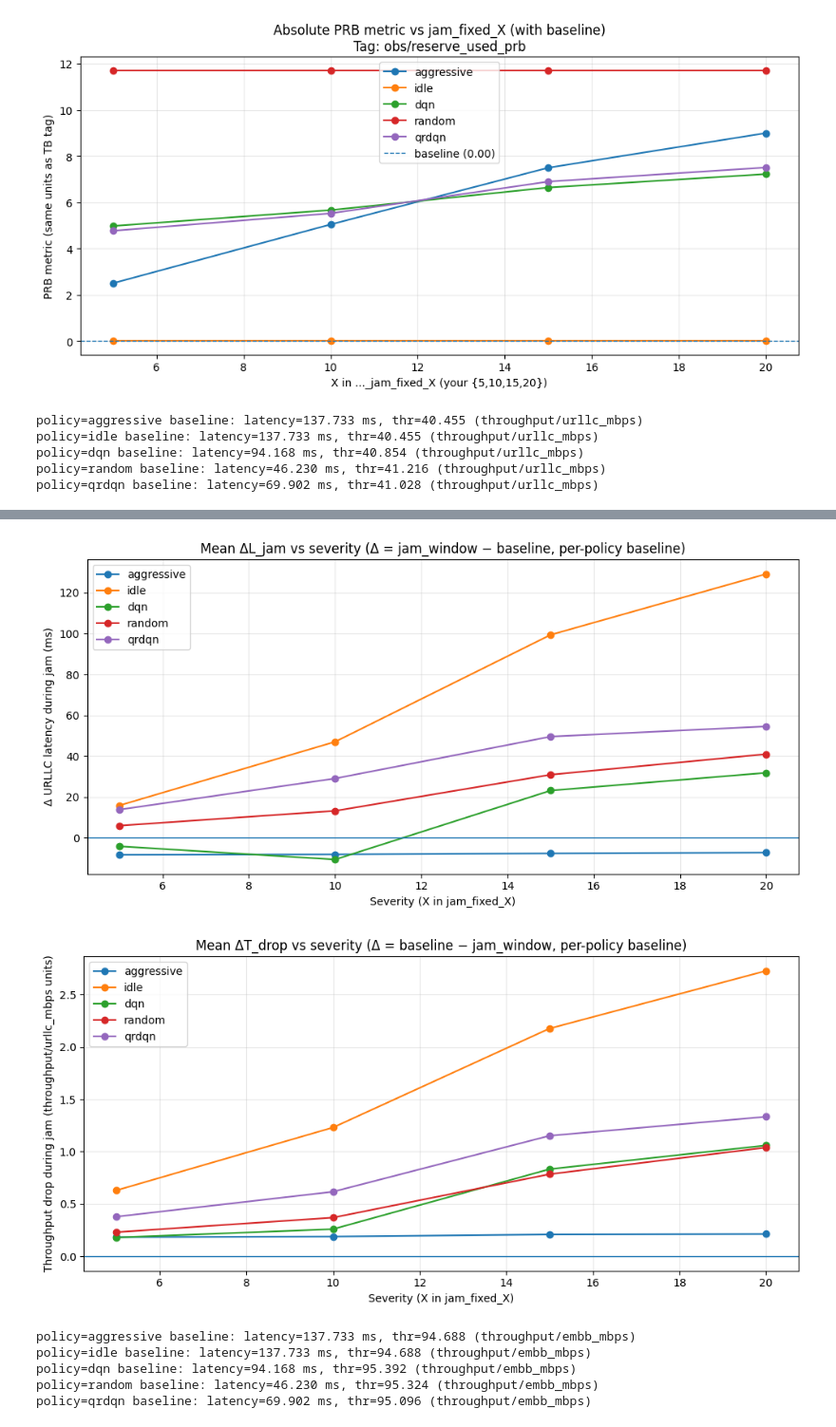
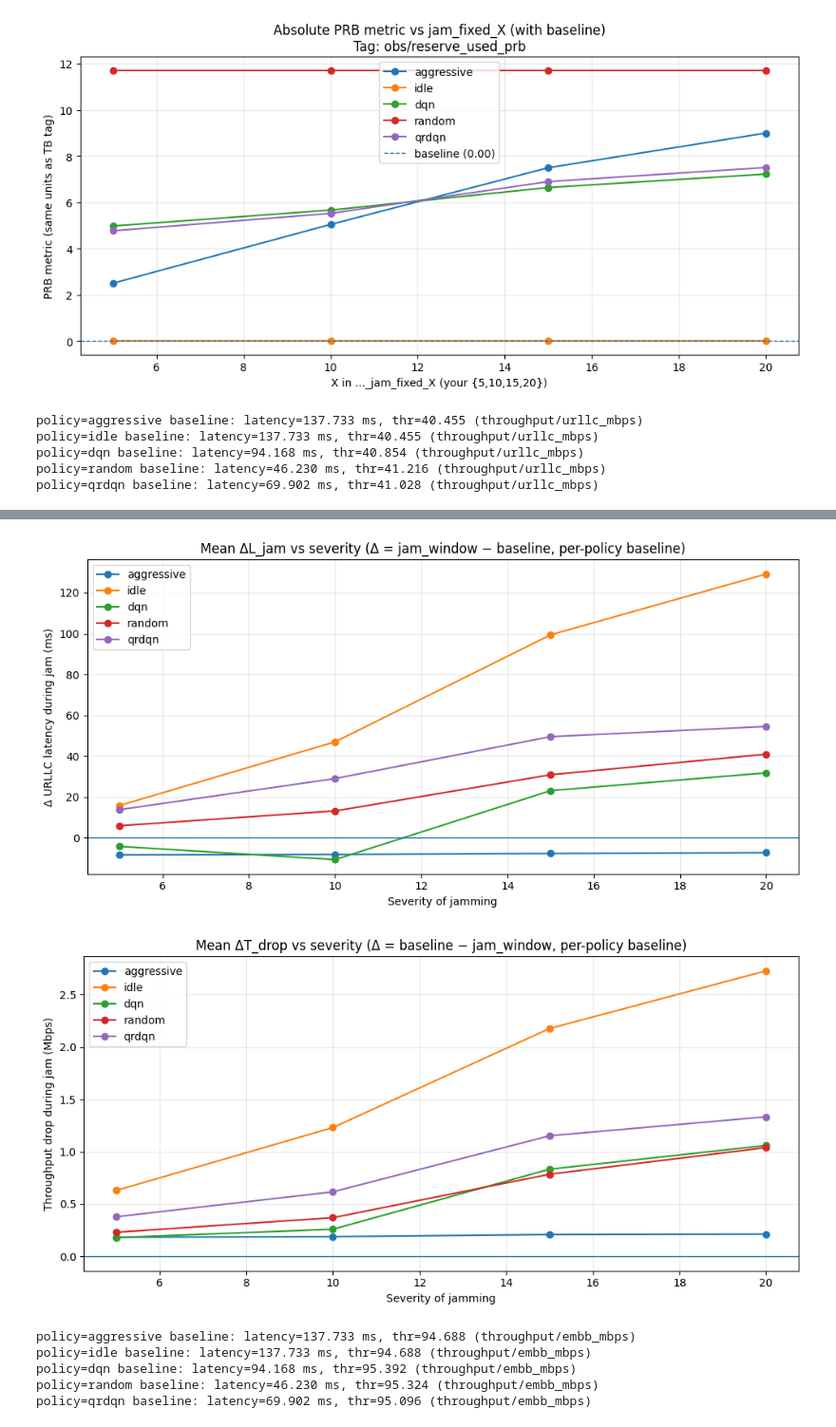
Before and after one commit to ElaheDlv/Resilient_PRB_allocation, a Jupyter notebook: backend/notebooks/Resilient_validation/validation_clean.ipynb, the cells around one changed output, grey strips where cells are left out. Shown at 95% size. Cells and saved outputs as stored; diff of their text form; code cells hidden in the pictures.

```diff
--- a/backend/notebooks/Resilient_validation/validation_clean.ipynb
+++ b/backend/notebooks/Resilient_validation/validation_clean.ipynb
@@ -1701,7 +1701,7 @@ for policy in POLICIES:
     plt.plot(sub["severity"], sub["delta_L_jam_ms"], marker="o", label=policy)
 plt.axhline(0.0, linewidth=1)
 plt.title("Mean ΔL_jam vs severity (Δ = jam_window − baseline, per-policy baseline)")
-plt.xlabel("Severity (X in jam_fixed_X)")
+plt.xlabel("Severity of jamming")
 plt.ylabel("Δ URLLC latency during jam (ms)")
 plt.grid(True, alpha=0.3)
 plt.legend()
@@ -1716,8 +1716,8 @@ for policy in POLICIES:
     plt.plot(sub["severity"], sub["delta_T_drop"], marker="o", label=policy)
 plt.axhline(0.0, linewidth=1)
 plt.title("Mean ΔT_drop vs severity (Δ = baseline − jam_window, per-policy baseline)")
-plt.xlabel("Severity (X in jam_fixed_X)")
-plt.ylabel(f"Throughput drop during jam ({THR_TAG} units)")
+plt.xlabel("Severity of jamming")
+plt.ylabel(f"Throughput drop during jam (Mbps)")
 plt.grid(True, alpha=0.3)
 plt.legend()
 plt.tight_layout()
@@ -1735,35 +1735,35 @@ policy=qrdqn baseline: latency=69.902 ms, thr=41.028 (throughput/urllc_mbps)
 | 2 | aggressive | 20 | 137.733307 | 40.455411 | 130.489663 | 40.242088 | -7.243645 | 0.213323 | ... |
 | 8 | dqn | 5 | 94.168280 | 40.854258 | 89.988186 | 40.673809 | -4.180094 | 0.180450 | ... |
 | 11 | dqn | 10 | 94.168280 | 40.854258 | 83.532680 | 40.594388 | -10.635600 | 0.259871 | ... |
 | 9 | dqn | 15 | 94.168280 | 40.854258 | 117.304368 | 40.021287 | 23.136088 | 0.832971 | ... |
 | 10 | dqn | 20 | 94.168280 | 40.854258 | 125.992241 | 39.794389 | 31.823961 | 1.059870 | ... |
 | 4 | idle | 5 | 137.733307 | 40.455411 | 153.594184 | 39.825233 | 15.860876 | 0.630178 | ... |
 | 7 | idle | 10 | 137.733307 | 40.455411 | 184.764616 | 39.224815 | 47.031308 | 1.230596 | ... |
 | ... | ... | ... | ... | ... | ... | ... | ... | ... | ... |
 | 18 | qrdqn | 20 | 69.902420 | 41.028060 | 124.457761 | 39.694535 | 54.555341 | 1.333525 | ... |
 | 12 | random | 5 | 46.230241 | 41.216265 | 52.180736 | 40.985116 | 5.950495 | 0.231149 | ... |
 | 15 | random | 10 | 46.230241 | 41.216265 | 59.416184 | 40.846212 | 13.185943 | 0.370053 | ... |
 | 13 | random | 15 | 46.230241 | 41.216265 | 77.129455 | 40.431487 | 30.899213 | 0.784778 | ... |
 | 14 | random | 20 | 46.230241 | 41.216265 | 87.208797 | 40.176806 | 40.978556 | 1.039459 | ... |
 |  | policy | severity | delta_L_jam_ms | delta_T_drop | n |
 | 0 | aggressive | 5 | -8.330771 | 0.183538 | 1 |
 | 1 | aggressive | 10 | -8.137361 | 0.189224 | 1 |
 | 2 | aggressive | 15 | -7.649766 | 0.209345 | 1 |
 | 3 | aggressive | 20 | -7.243645 | 0.213323 | 1 |
 | 4 | dqn | 5 | -4.180094 | 0.180450 | 1 |
 | 5 | dqn | 10 | -10.635600 | 0.259871 | 1 |
 | 6 | dqn | 15 | 23.136088 | 0.832971 | 1 |
 | 7 | dqn | 20 | 31.823961 | 1.059870 | 1 |
 | 8 | idle | 5 | 15.860876 | 0.630178 | 1 |
 | 9 | idle | 10 | 47.031308 | 1.230596 | 1 |
 | ... | ... | ... | ... | ... | ... |
 | 15 | qrdqn | 20 | 54.555341 | 1.333525 | 1 |
 | 16 | random | 5 | 5.950495 | 0.231149 | 1 |
 | 17 | random | 10 | 13.185943 | 0.370053 | 1 |
 | 18 | random | 15 | 30.899213 | 0.784778 | 1 |
 | 19 | random | 20 | 40.978556 | 1.039459 | 1 |
-[figure, old version]
+[figure, new version]
-[figure, old version]
+[figure, new version]
 # %%
 from pathlib import Path
 import re
```
Also changed, not shown: 4 other files.
